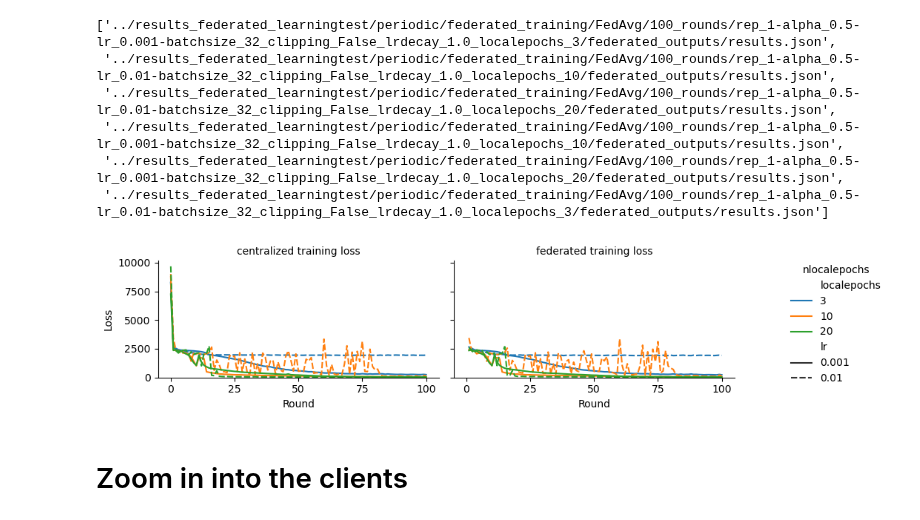
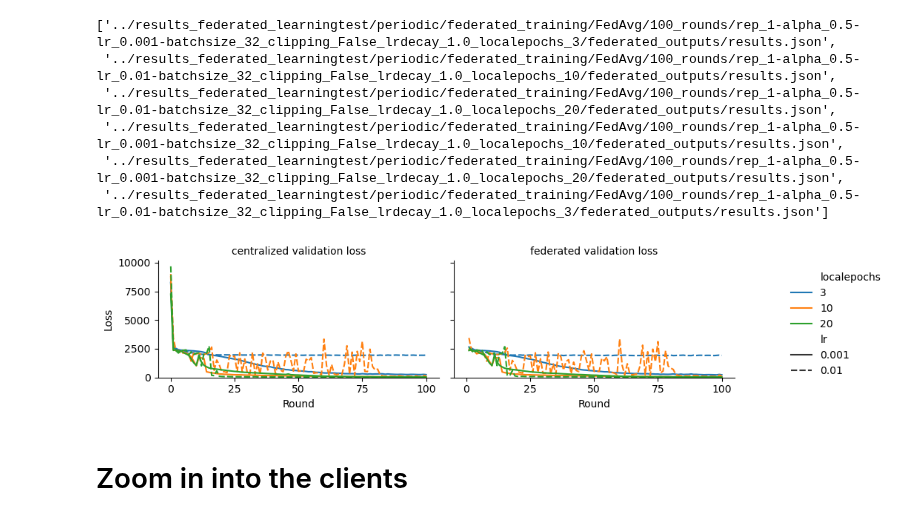
Before and after one commit to luisas/fl4tsf, a Jupyter notebook: analysis/03_federated_training.ipynb, the cells around one changed output. Drawn from its saved outputs; the diff is of its cells as text; code cells hidden in the pictures.

```diff
--- a/analysis/03_federated_training.ipynb
+++ b/analysis/03_federated_training.ipynb
@@ -104,6 +107,7 @@ import matplotlib.pyplot as plt
 
 # Filter only the rows relevant for loss comparison
 loss_df = df[df['type'].isin(["centralized", "federated"])]
+
 
 # Create FacetGrid
 g = sns.FacetGrid(
@@ -111,37 +115,37 @@ g = sns.FacetGrid(
     col="type",
     height=2.5,
     aspect=1.5,  # Width = height * aspect
     sharey=True
 )
 
 # Map the lineplot onto the grid
 g.map_dataframe(
     sns.lineplot,
     x='round',
     y='loss',
     hue='localepochs',
     style='lr',
     palette='tab10'
 )
 
 # Adjustments
 g.set_axis_labels("Round", "Loss")
-g.set_titles("{col_name} training loss")
+g.set_titles("{col_name} validation loss")
 g.set(ylim=(0, None))
 
 # Set x-ticks
 for ax in g.axes.flat:
-    ax.set_xticks(range(0, df['round'].max() + 1, 25))
+    ax.set_xticks(range(0, loss_df['round'].max() + 1, 25))
 
 # Move legend outside
-g.add_legend(title = "nlocalepochs")
+g.add_legend()
 g._legend.set_bbox_to_anchor((1.05, 0.5))
 g._legend.set_loc("center left")
 
 plt.tight_layout()
 plt.show()
 # %% [output]
-[figure, old version]
+[figure, new version]
 # %% [markdown]
 # Zoom in into the clients
 # %%
```
Also changed, not shown: parts of 5 cells of this notebook, 5 other files.
